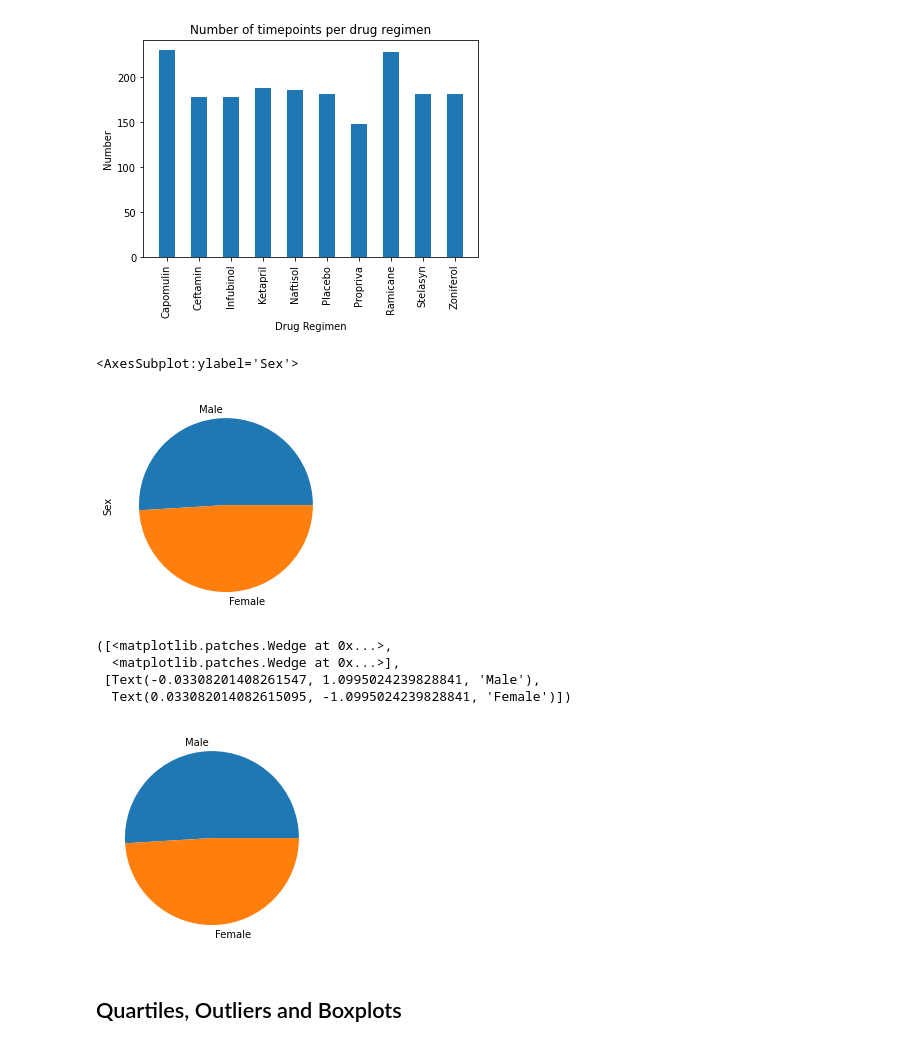
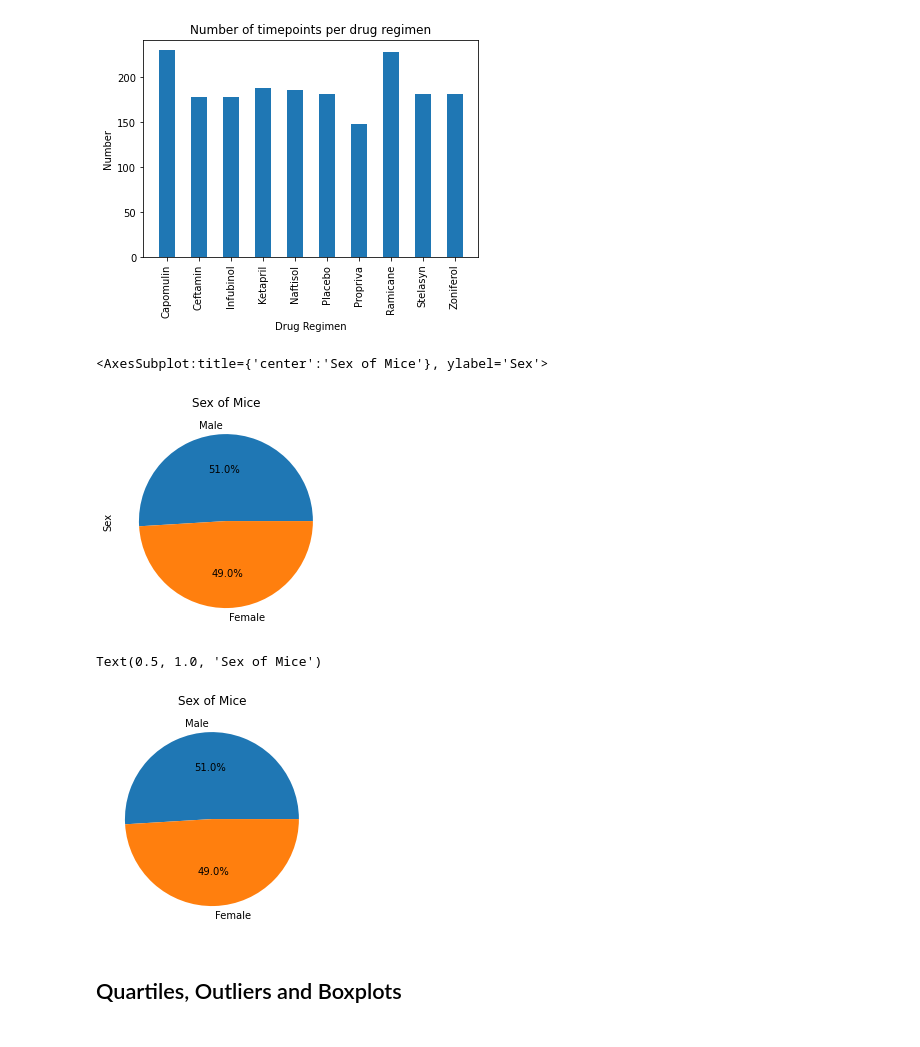
Before and after one commit to ermcgrew/matplotlib_challenge, a Jupyter notebook: Pymaceuticals/main.ipynb, the cells around one changed output. Drawn from its saved outputs; the diff is of its cells as text; code cells hidden in the pictures.

```diff
--- a/Pymaceuticals/main.ipynb
+++ b/Pymaceuticals/main.ipynb
@@ -142,20 +142,18 @@ Text(0.5, 1.0, 'Number of timepoints per drug regimen')
 # %%
 # Generate a pie plot showing the distribution of female versus male mice using Pandas
 mouse_sex=mouse_study_nodupes_df["Sex"].value_counts()
 
-mouse_sex.plot(kind="pie")
+mouse_sex.plot(kind="pie", title="Sex of Mice", autopct="%1.1f%%")
 # %% [output]
-<AxesSubplot:ylabel='Sex'>
+<AxesSubplot:title={'center':'Sex of Mice'}, ylabel='Sex'>
-[figure, old version]
+[figure, new version]
 # %%
 # Generate a pie plot showing the distribution of female versus male mice using pyplot
-plt.pie(mouse_sex, labels=["Male", "Female"])
+plt.pie(mouse_sex, labels=["Male", "Female"], autopct="%1.1f%%")
+plt.title("Sex of Mice")
 # %% [output]
-([<matplotlib.patches.Wedge at 0x...>,
-  <matplotlib.patches.Wedge at 0x...>],
- [Text(-0.03308201408261547, 1.0995024239828841, 'Male'),
-  Text(0.033082014082615095, -1.0995024239828841, 'Female')])
+Text(0.5, 1.0, 'Sex of Mice')
-[figure, old version]
+[figure, new version]
 # %% [markdown]
 ## Quartiles, Outliers and Boxplots
 # %%
```
Also changed, not shown: parts of 1 cell of this notebook.
